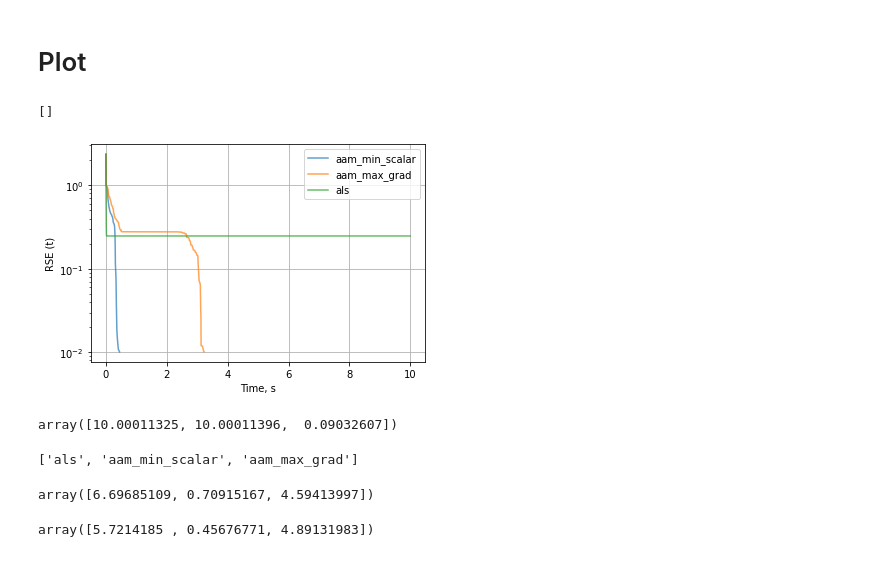
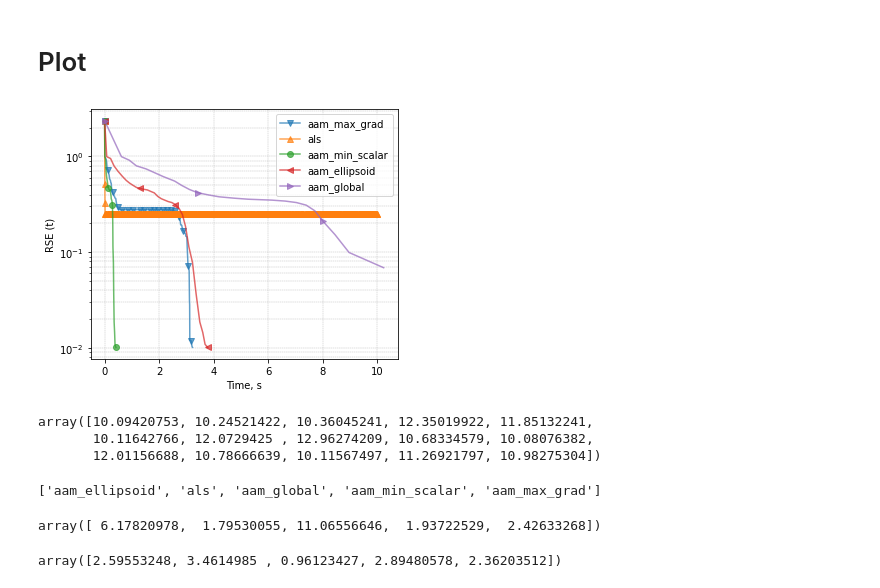
Before and after one commit to MerkulovDaniil/AALS-for-CP, a Jupyter notebook: run_experiment1.ipynb, the cells around one changed output. Drawn from its saved outputs; the diff is of its cells as text; code cells hidden in the pictures.

```diff
--- a/run_experiment1.ipynb
+++ b/run_experiment1.ipynb
@@ -92,6 +96,6 @@ NameError: ignored
 # %%
 max_time = 10
-n_exp = 1
+n_exp = 15
 
 dim = 30
 rank = 10
@@ -101,7 +105,7 @@ seed = None
 solve_method = 'np'
 method_steps=None
 
-names = ['aam_min_scalar', 'aam_max_grad', 'als']
+names = ['aam_min_scalar', 'aam_max_grad', 'als', 'aam_ellipsoid', 'aam_global']
 
 init='svd'
 svd='numpy_svd'
@@ -152,6 +156,12 @@ for params in params_list:
         if name == 'aam_min_scalar':
             t = aam_min_scalar(factors, tensor, rank, rho, max_time, solve_method=solve_method, method_steps=method_steps, noise=noise)
 
+        if name == 'aam_ellipsoid':
+            t = aam_ellipsoid(factors, tensor, rank, rho, max_time, solve_method=solve_method, method_steps=method_steps, noise=noise)
+
+        if name == 'aam_global':
+            t = aam_global(factors, tensor, rank, rho, max_time, solve_method=solve_method, method_steps=method_steps, noise=noise)
+
         print(t)
         neptune.append_tags(['finished_successfully', name])
         neptune.stop()
@@ -187,40 +368,52 @@ tag = ['finished_successfully']
 labels = ['owner', 'created', 'running_time']
 succ_experiments =  tag_picking(project, labels = labels, tag=tag)
 
 # channel_name = 'RSE (i)'
 channel_name = 'RSE (t)'
 beg = 0     # Absolute value
-end = 10    # Absolute value
+end = 1000    # Absolute value
 
+
+
+
+plt.figure(figsize=(5,4))
 for exp in succ_experiments:
+    # if exp.get_system_properties()['name'] != 'aam_min_scalar':
+    #     continue
     exp_dict = exp.get_parameters()
     exp_dict = replace_None_string_with_None(exp_dict)
     if not (params.items() <= exp_dict.items()):
         continue
     df = exp.get_numeric_channels_values(channel_name)
 
     x, y = df.to_numpy()[:,0], df.to_numpy()[:,1]
     mask = (x >= beg)*( x <= end)
     x, y = x[mask], y[mask]
 
     label = exp.get_system_properties()['name']# +  ' ' + str(exp.get_parameters())
-    plt.semilogy(x, y, label=label, alpha=0.7)
 
-plt.grid()
+    j=names.index(exp.get_system_properties()['name'])
+    plt.semilogy(x, y, label=label, alpha=0.7, marker=list(Line2D.markers)[j+2], markevery=10)
+
+plt.grid(True, which="both", linestyle='--', linewidth=0.4)
+# plt.grid()
 plt.legend()
+
+plt.tight_layout()
+
+
 if '(i)' in channel_name:
     plt.xlabel(r'Iterations')
 elif '(t)' in channel_name:
     plt.xlabel(r'Time, s')
 else:
     plt.xlabel('Unknown')
 plt.ylabel(channel_name)
-plt.plot()
+# plt.show()
 # plt.savefig(channel_name+str(seed), dpi=200, bbox_inches='tight')
-# plt.savefig('cp'.png', dpi=200, bbox_extra_artists=(leg, ax), bbox_inches='tight')
+plt.savefig('cp1.pdf', bbox_inches='tight')
 # %% [output]
-[]
-[figure, old version]
+[figure, new version]
 # %%
 
 dim = 30
@@ -267,18 +460,20 @@ for exp in succ_experiments:
     data[j].append(t[-1])
 # %%
 data = np.array(data)
-data[0]
+data[2]
 # %% [output]
-array([10.00011325, 10.00011396,  0.09032607])
+array([10.09420753, 10.24521422, 10.36045241, 12.35019922, 11.85132241,
+       10.11642766, 12.0729425 , 12.96274209, 10.68334579, 10.08076382,
+       12.01156688, 10.78666639, 10.11567497, 11.26921797, 10.98275304])
 # %%
 algs
 # %% [output]
-['als', 'aam_min_scalar', 'aam_max_grad']
+['aam_ellipsoid', 'als', 'aam_global', 'aam_min_scalar', 'aam_max_grad']
 # %%
 data.mean(axis=1)
 # %% [output]
-array([6.69685109, 0.70915167, 4.59413997])
+array([ 6.17820978,  1.79530055, 11.06556646,  1.93722529,  2.42633268])
 # %%
 data.std(axis=1, ddof=1)
 # %% [output]
-array([5.7214185 , 0.45676771, 4.89131983])
+array([2.59553248, 3.4614985 , 0.96123427, 2.89480578, 2.36203512])
```
Also changed, not shown: parts of 6 cells of this notebook.
